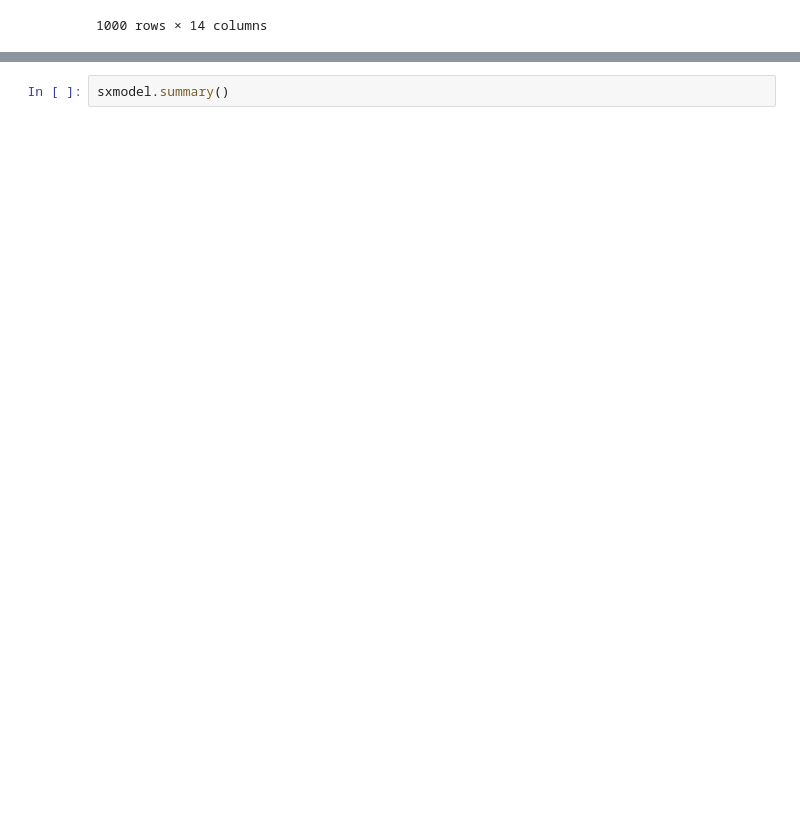
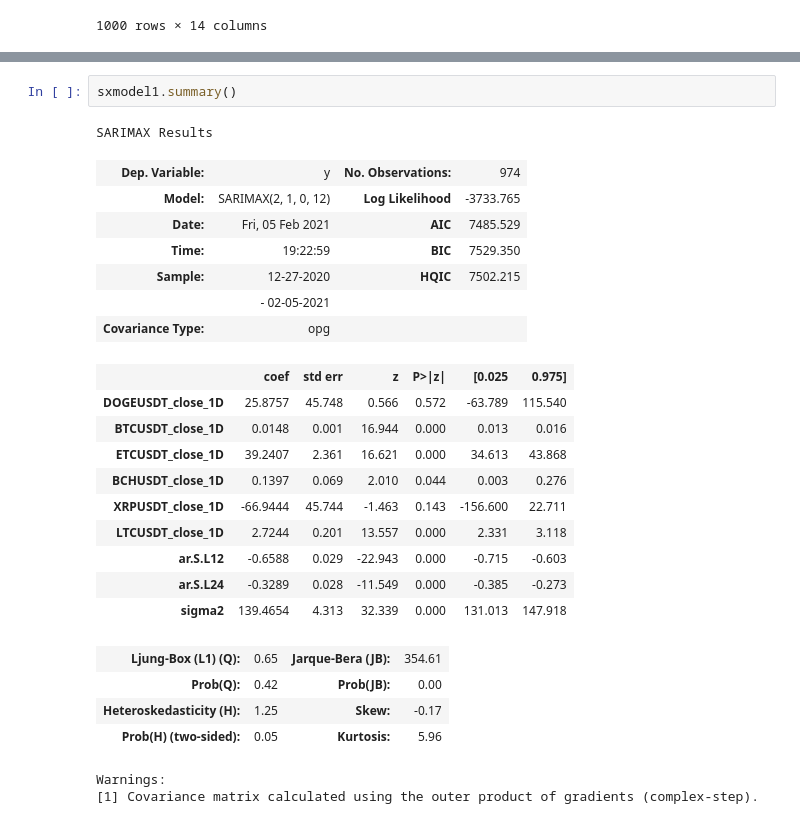
Before and after one commit to bengtlofgren/Binance, a Jupyter notebook: moving_average_analysis.ipynb, the cells around one changed output, grey strips where cells are left out. Cells and saved outputs as stored; diff of their text form; blank space fills up the shorter version.

```diff
--- a/moving_average_analysis.ipynb
+++ b/moving_average_analysis.ipynb
@@ -233,2 +307,27 @@ Performing stepwise search to minimize aic
 # %%
-sxmodel.summary()
+sxmodel1.summary()
+# %% [output]
+SARIMAX Results
+| Dep. Variable: | y | No. Observations: | 974 |
+| Model: | SARIMAX(2, 1, 0, 12) | Log Likelihood | -3733.765 |
+| Date: | Fri, 05 Feb 2021 | AIC | 7485.529 |
+| Time: | 19:22:59 | BIC | 7529.350 |
+| Sample: | 12-27-2020 | HQIC | 7502.215 |
+|  | - 02-05-2021 |  |  |
+| Covariance Type: | opg |  |  |
+|  | coef | std err | z | P>|z| | [0.025 | 0.975] |
+| DOGEUSDT_close_1D | 25.8757 | 45.748 | 0.566 | 0.572 | -63.789 | 115.540 |
+| BTCUSDT_close_1D | 0.0148 | 0.001 | 16.944 | 0.000 | 0.013 | 0.016 |
+| ETCUSDT_close_1D | 39.2407 | 2.361 | 16.621 | 0.000 | 34.613 | 43.868 |
+| BCHUSDT_close_1D | 0.1397 | 0.069 | 2.010 | 0.044 | 0.003 | 0.276 |
+| XRPUSDT_close_1D | -66.9444 | 45.744 | -1.463 | 0.143 | -156.600 | 22.711 |
+| LTCUSDT_close_1D | 2.7244 | 0.201 | 13.557 | 0.000 | 2.331 | 3.118 |
+| ar.S.L12 | -0.6588 | 0.029 | -22.943 | 0.000 | -0.715 | -0.603 |
+| ar.S.L24 | -0.3289 | 0.028 | -11.549 | 0.000 | -0.385 | -0.273 |
+| sigma2 | 139.4654 | 4.313 | 32.339 | 0.000 | 131.013 | 147.918 |
+| Ljung-Box (L1) (Q): | 0.65 | Jarque-Bera (JB): | 354.61 |
+| Prob(Q): | 0.42 | Prob(JB): | 0.00 |
+| Heteroskedasticity (H): | 1.25 | Skew: | -0.17 |
+| Prob(H) (two-sided): | 0.05 | Kurtosis: | 5.96 |
+Warnings:
+[1] Covariance matrix calculated using the outer product of gradients (complex-step).
```
Also changed, not shown: parts of 5 cells of this notebook.
